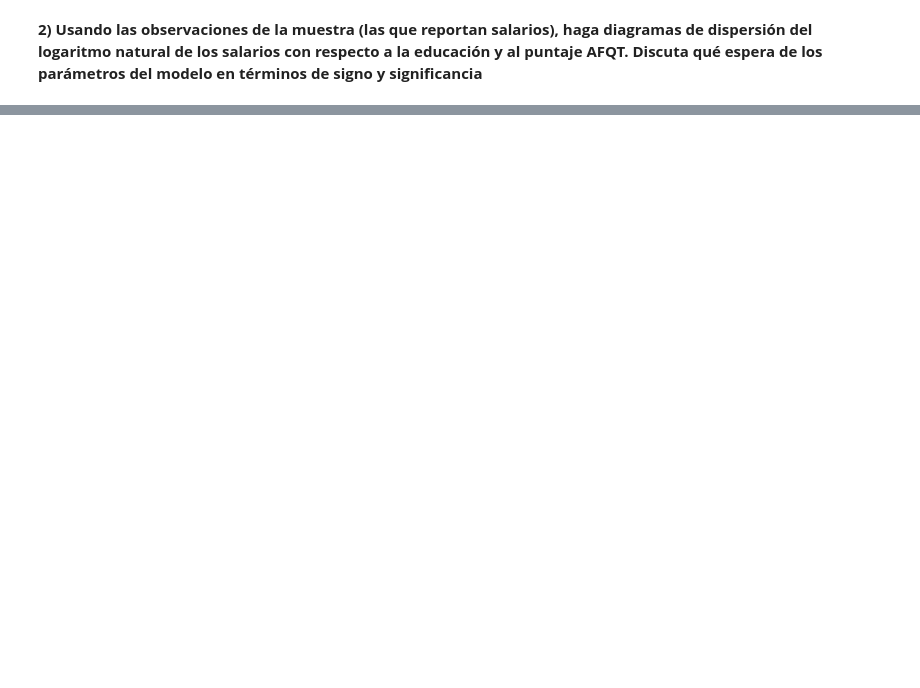
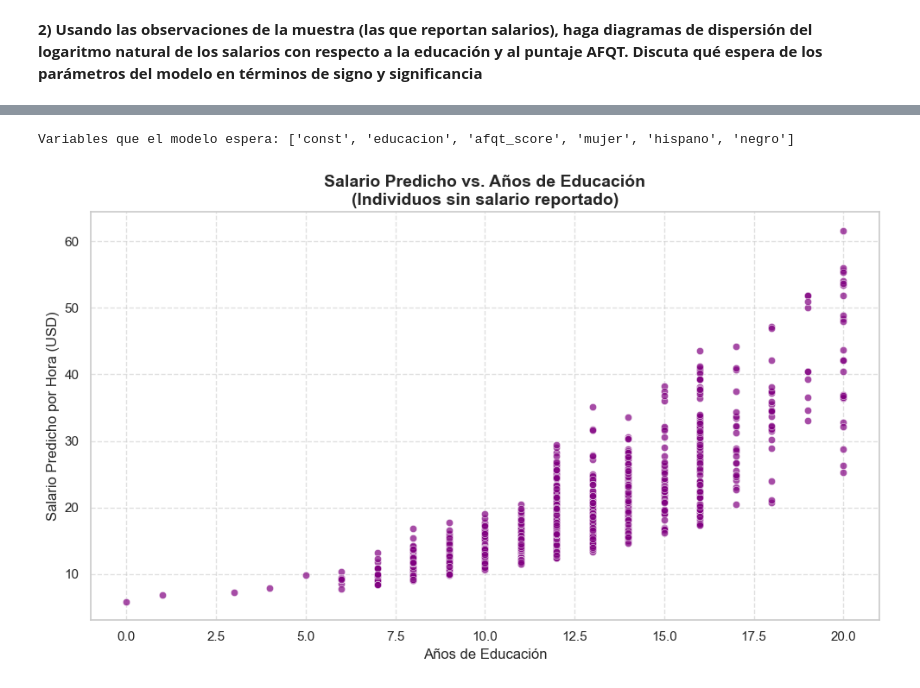
Before and after one commit to fevidals/time-series-Uniandes, a Jupyter notebook: code/taller_1_alpha.ipynb, the cells around one changed output, grey strips where cells are left out. Cells and saved outputs as stored; diff of their text form; code cells hidden in the pictures; blank space fills up the shorter version.

```diff
--- a/code/taller_1_alpha.ipynb
+++ b/code/taller_1_alpha.ipynb
@@ -111,0 +169,4 @@ La gráfica de la Educación vs el logaritmo del salario muestra una relación l
+# %%
+df_no_wage = df_1[df_1['salario_hora'].isna()].copy()
+
+df_no_wage
@@ -111,0 +187,34 @@ La gráfica de la Educación vs el logaritmo del salario muestra una relación l
+# %%
+print("Variables que el modelo espera:", modelo_1.model.exog_names)
+# %% [output]
+Variables que el modelo espera: ['const', 'educacion', 'afqt_score', 'mujer', 'hispano', 'negro']
+# %%
+var_indep = ['educacion', 'afqt_score', 'mujer', 'hispano', 'negro']
+
+df_predict = df_no_wage.dropna(subset = var_indep).copy()
+
+X_pred = df_predict[var_indep]
+X_pred = sm.add_constant(X_pred, has_constant = 'add')
+
+df_predict['ln_salario_pred'] = modelo_1.predict(X_pred)
+
+sigma2_hat = modelo_1.mse_resid
+
+df_predict['forecast_wage'] = np.exp(df_predict['ln_salario_pred'] + (sigma2_hat / 2))
+
+plt.figure(figsize=(10, 6))
+sns.scatterplot(
+    data=df_predict,
+    x = 'educacion',
+    y='forecast_wage',
+    alpha=0.7,
+    color='purple'
+)
+plt.title('Salario Predicho vs. Años de Educación\n(Individuos sin salario reportado)', fontsize=14, fontweight='bold')
+plt.xlabel('Años de Educación', fontsize=12)
+plt.ylabel('Salario Predicho por Hora (USD)', fontsize=12)
+plt.grid(True, linestyle='--', alpha=0.6)
+plt.tight_layout()
+plt.show()
+# %% [output]
+[figure, added]
```
Also changed, not shown: parts of 11 cells of this notebook, 1 other file.
